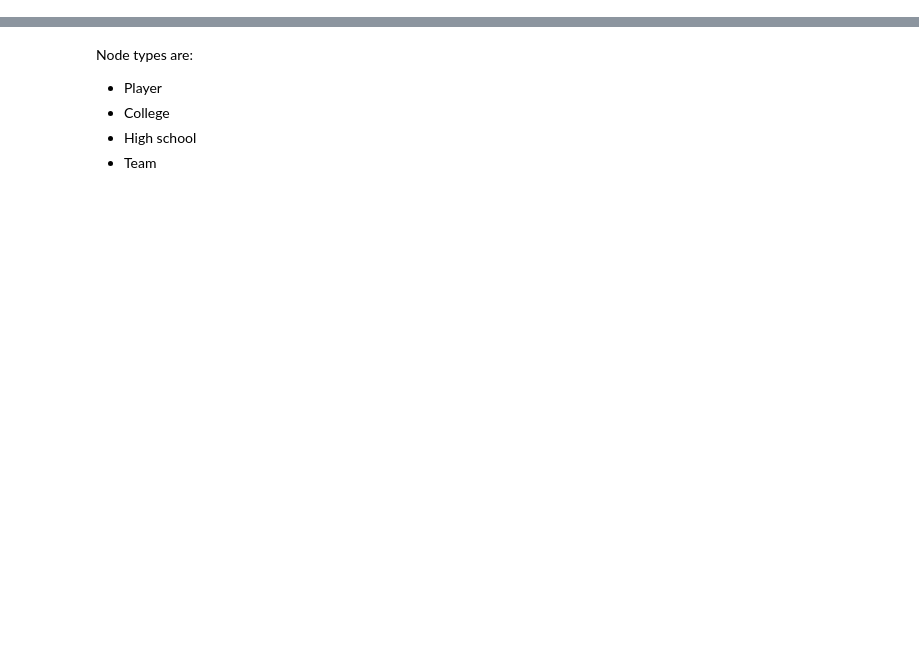
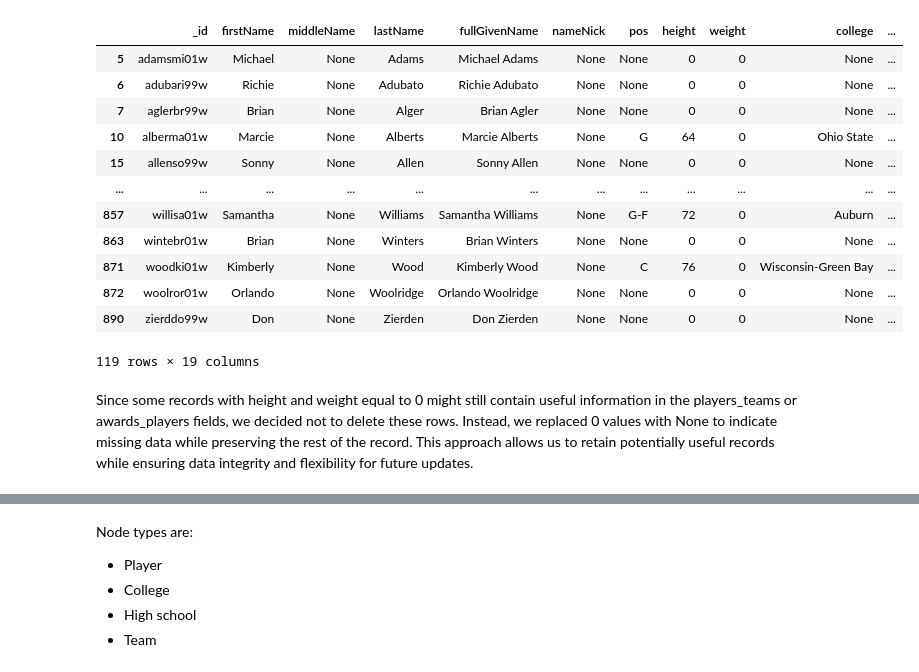
Before and after one commit to matounes/basket, a Jupyter notebook: eda.ipynb, the cells around one changed output, grey strips where cells are left out. Saved outputs shown, nothing was run; the diff lists cells and outputs as text; code cells hidden in the pictures; blank space fills up the shorter version.

```diff
--- a/eda.ipynb
+++ b/eda.ipynb
@@ -3,0 +69,3 @@ import numpy as np
+# %%
+df = pd.read_json('data/original/Basketball_women.json', lines=True)
+df.info()
@@ -3,0 +143,20 @@ import numpy as np
+# %%
+# Display rows where both height and weight are 0
+invalid_rows = df[(df["height"] == 0) | (df["weight"] == 0)]
+invalid_rows
+# %% [output]
+|  | _id | firstName | middleName | lastName | fullGivenName | nameNick | pos | height | weight | college | ... |
+| 5 | adamsmi01w | Michael | None | Adams | Michael Adams | None | None | 0 | 0 | None | ... |
+| 6 | adubari99w | Richie | None | Adubato | Richie Adubato | None | None | 0 | 0 | None | ... |
+| 7 | aglerbr99w | Brian | None | Alger | Brian Agler | None | None | 0 | 0 | None | ... |
+| 10 | alberma01w | Marcie | None | Alberts | Marcie Alberts | None | G | 64 | 0 | Ohio State | ... |
+| 15 | allenso99w | Sonny | None | Allen | Sonny Allen | None | None | 0 | 0 | None | ... |
+| ... | ... | ... | ... | ... | ... | ... | ... | ... | ... | ... | ... |
+| 857 | willisa01w | Samantha | None | Williams | Samantha Williams | None | G-F | 72 | 0 | Auburn | ... |
+| 863 | wintebr01w | Brian | None | Winters | Brian Winters | None | None | 0 | 0 | None | ... |
+| 871 | woodki01w | Kimberly | None | Wood | Kimberly Wood | None | C | 76 | 0 | Wisconsin-Green Bay | ... |
+| 872 | woolror01w | Orlando | None | Woolridge | Orlando Woolridge | None | None | 0 | 0 | None | ... |
+| 890 | zierddo99w | Don | None | Zierden | Don Zierden | None | None | 0 | 0 | None | ... |
+119 rows × 19 columns
+# %% [markdown]
+Since some records with height and weight equal to 0 might still contain useful information in the players_teams or awards_players fields, we decided not to delete these rows. Instead, we replaced 0 values with None to indicate missing data while preserving the rest of the record. This approach allows us to retain potentially useful records while ensuring data integrity and flexibility for future updates.
```
Also changed, not shown: parts of 68 cells of this notebook.
